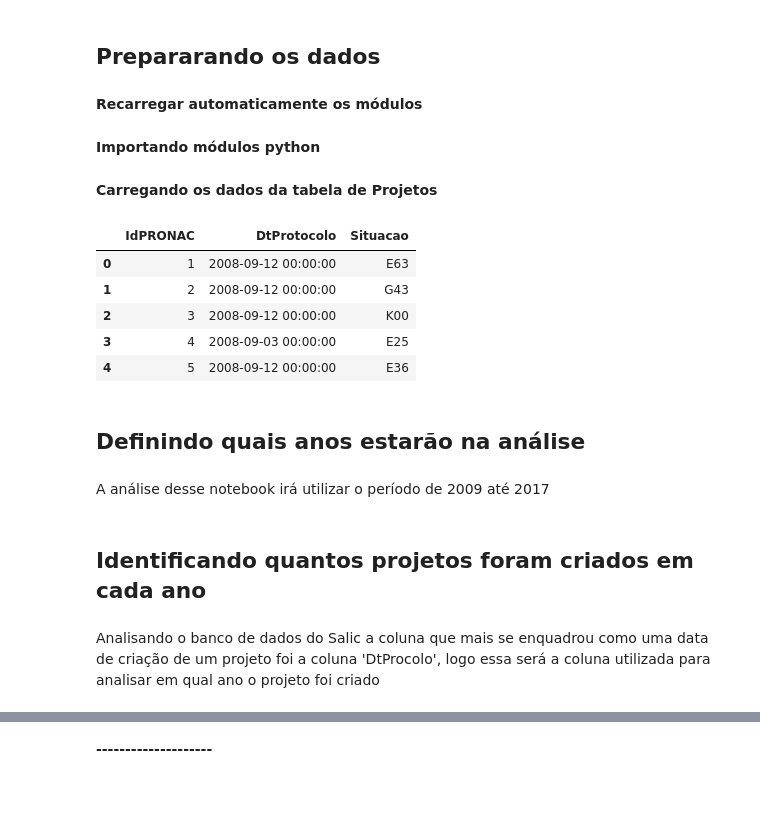
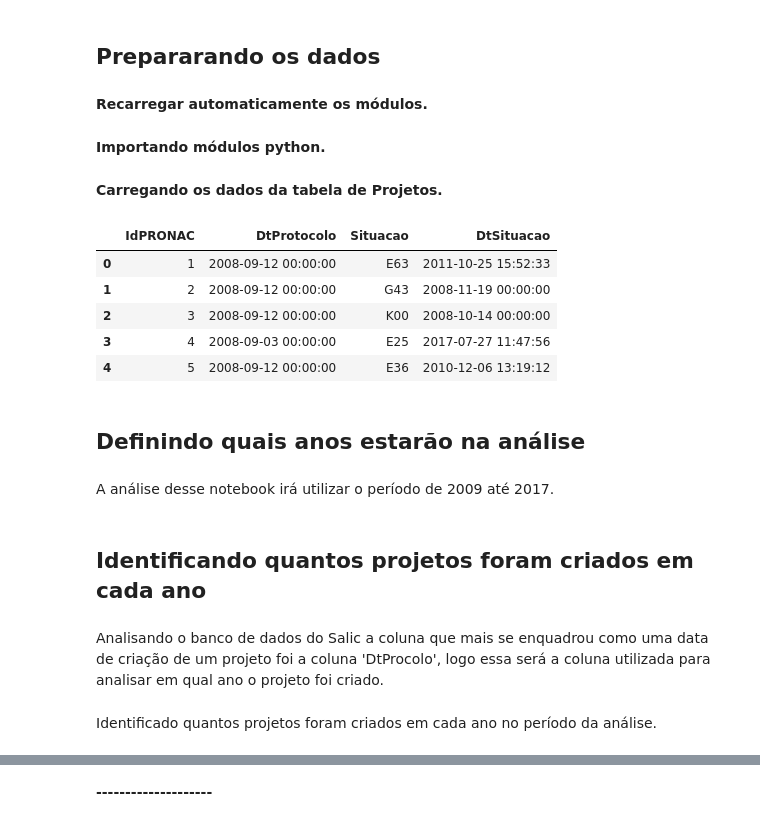
Before and after one commit to lappis-unb/salic-ml, a Jupyter notebook: notebooks/exploratory/created_vs_finished_projects_by_year-v0.1.ipynb, the cells around one changed output, grey strips where cells are left out. Cells and saved outputs as stored; diff of their text form; code cells hidden in the pictures; blank space fills up the shorter version.

```diff
--- a/notebooks/exploratory/created_vs_finished_projects_by_year-v0.1.ipynb
+++ b/notebooks/exploratory/created_vs_finished_projects_by_year-v0.1.ipynb
@@ -7,12 +7,12 @@
 # %% [markdown]
 ## Prepararando os dados
 # %% [markdown]
-**Recarregar automaticamente os módulos**
+**Recarregar automaticamente os módulos.**
 # %%
 %load_ext autoreload
 %autoreload 2
 # %% [markdown]
-**Importando módulos python**
+**Importando módulos python.**
 # %%
 import os
 import sys
@@ -26,26 +26,26 @@ from salicml.models.projects import Projects
 PROJECT_ROOT = os.path.abspath(os.path.join(os.pardir, os.pardir))
 DATA_FOLDER = os.path.join(PROJECT_ROOT, 'data', 'raw')
 # %% [markdown]
-**Carregando os dados da tabela de Projetos**
+**Carregando os dados da tabela de Projetos.**
 # %%
-cols = ['IdPRONAC', 'DtProtocolo', 'Situacao']
+cols = ['IdPRONAC', 'DtProtocolo', 'Situacao', 'DtSituacao']
 projects_csv = os.path.join(DATA_FOLDER, 'projetos.csv')
 
 projects = Projects(projects_csv)
 
 df_projects = projects.data_frame.filter(items = cols)
 display(df_projects.head())
 # %% [output]
-|  | IdPRONAC | DtProtocolo | Situacao |
-| 0 | 1 | 2008-09-12 00:00:00 | E63 |
-| 1 | 2 | 2008-09-12 00:00:00 | G43 |
-| 2 | 3 | 2008-09-12 00:00:00 | K00 |
-| 3 | 4 | 2008-09-03 00:00:00 | E25 |
-| 4 | 5 | 2008-09-12 00:00:00 | E36 |
+|  | IdPRONAC | DtProtocolo | Situacao | DtSituacao |
+| 0 | 1 | 2008-09-12 00:00:00 | E63 | 2011-10-25 15:52:33 |
+| 1 | 2 | 2008-09-12 00:00:00 | G43 | 2008-11-19 00:00:00 |
+| 2 | 3 | 2008-09-12 00:00:00 | K00 | 2008-10-14 00:00:00 |
+| 3 | 4 | 2008-09-03 00:00:00 | E25 | 2017-07-27 11:47:56 |
+| 4 | 5 | 2008-09-12 00:00:00 | E36 | 2010-12-06 13:19:12 |
 # %% [markdown]
 ## Definindo quais anos estarão na análise
 # %% [markdown]
-A análise desse notebook irá utilizar o período de 2009 até 2017
+A análise desse notebook irá utilizar o período de 2009 até 2017.
 # %%
 initial_year = 2009
 final_year   = 2017
@@ -54,4 +54,6 @@ years = [i for i in range(initial_year, final_year + 1)]
 # %% [markdown]
 ## Identificando quantos projetos foram criados em cada ano
 # %% [markdown]
-Analisando o banco de dados do Salic a coluna que mais se enquadrou como uma data de criação de um projeto foi a coluna 'DtProcolo', logo essa será a coluna utilizada para analisar em qual ano o projeto foi criado
+Analisando o banco de dados do Salic a coluna que mais se enquadrou como uma data de criação de um projeto foi a coluna 'DtProcolo', logo essa será a coluna utilizada para analisar em qual ano o projeto foi criado.
+# %% [markdown]
+Identificado quantos projetos foram criados em cada ano no período da análise.
```
Also changed, not shown: parts of 18 cells of this notebook.
